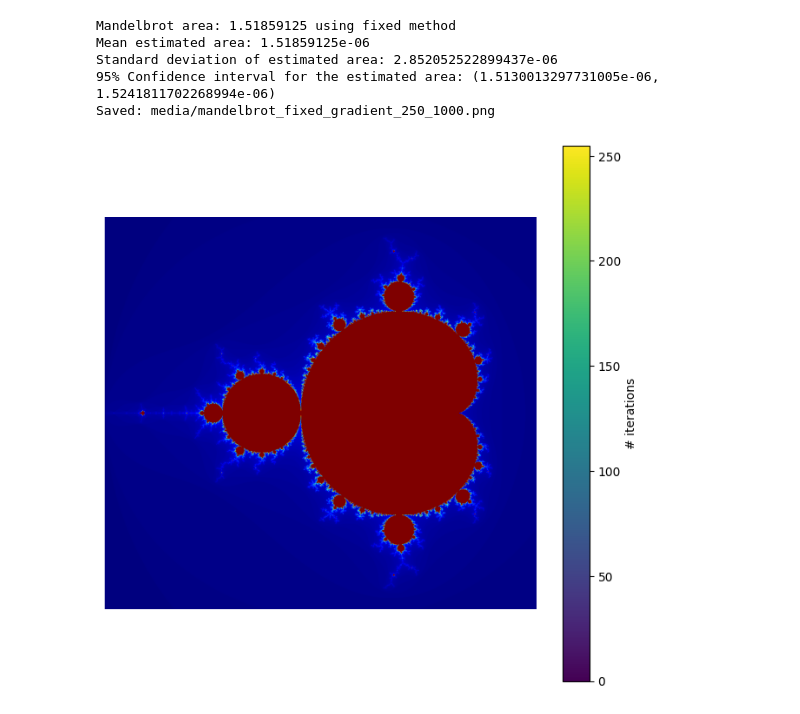
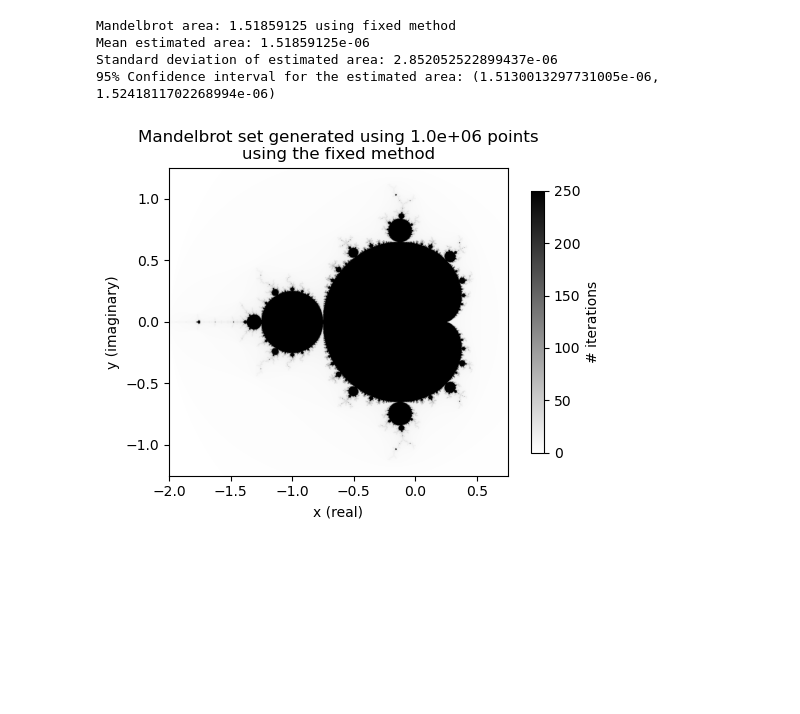
Before and after one commit to jonas4climate/ss-assignment1, a Jupyter notebook: CalvinLaw_11306734_RaymondZhang_14865904_JonasSchaefer_14039982_1.ipynb, the cells around one changed output. Drawn from its saved outputs; the diff is of its cells as text; code cells hidden in the pictures; blank space fills up the shorter version.

```diff
--- a/CalvinLaw_11306734_RaymondZhang_14865904_JonasSchaefer_14039982_1.ipynb
+++ b/CalvinLaw_11306734_RaymondZhang_14865904_JonasSchaefer_14039982_1.ipynb
@@ -213,11 +183,10 @@ Saved: media/mandelbrot_monte-carlo_gradient_250_1000.png
 # %%
 points_fixed, counts_fixed = mandelbrot_parallel_fixed()
 mandelbrot_statistics(points_fixed, counts_fixed, method='fixed')
-plot_mandelbrot_gradient(points_fixed, counts_fixed, method='fixed')
+plot_mandelbrot(points_fixed, counts_fixed, method='fixed')
 # %% [output]
 Mandelbrot area: 1.51859125 using fixed method
 Mean estimated area: 1.51859125e-06
 Standard deviation of estimated area: 2.852052522899437e-06
 95% Confidence interval for the estimated area: (1.5130013297731005e-06, 1.5241811702268994e-06)
-Saved: media/mandelbrot_fixed_gradient_250_1000.png
-[figure, old version]
+[figure, new version]
```
Also changed, not shown: parts of 15 cells of this notebook.
